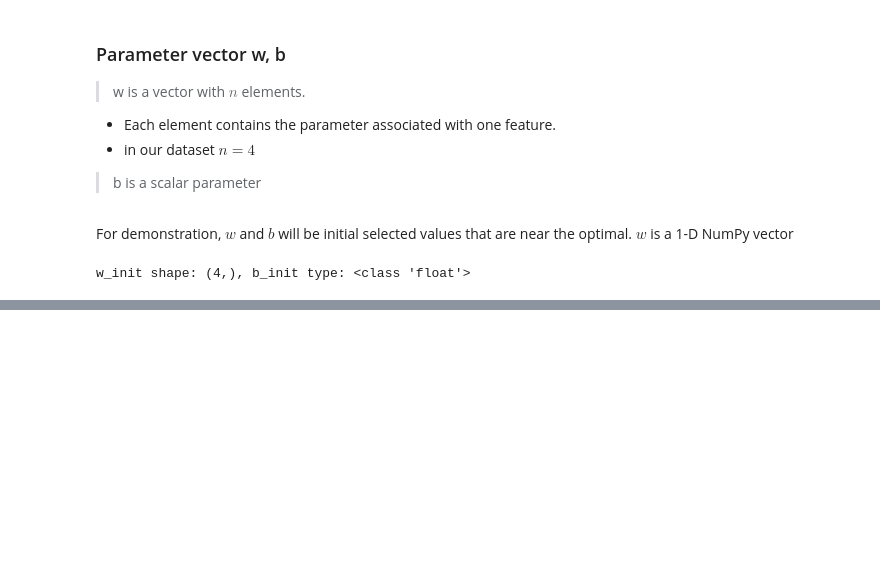
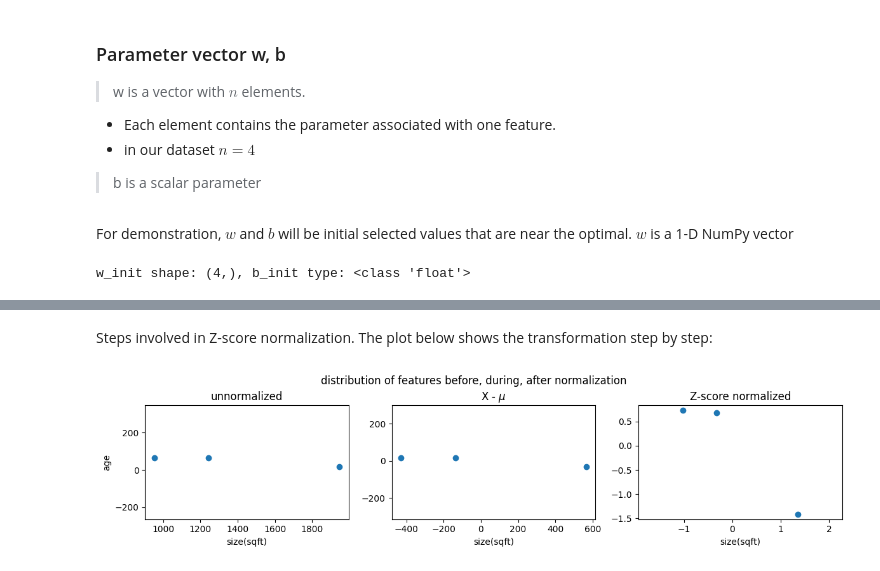
Before and after one commit to rSith/machine-learning-specialization, a Jupyter notebook: ML_Specialization_02_Multiple_Variable_Linear_Regression.ipynb, the cells around one changed output, grey strips where cells are left out. Drawn from its saved outputs; the diff is of its cells as text; code cells hidden in the pictures; blank space fills up the shorter version.

```diff
--- a/ML_Specialization_02_Multiple_Variable_Linear_Regression.ipynb
+++ b/ML_Specialization_02_Multiple_Variable_Linear_Regression.ipynb
@@ -61,0 +386,28 @@ w_init shape: (4,), b_init type: <class 'float'>
+# %% [markdown]
+Steps involved in Z-score normalization. The plot below shows the transformation step by step:
+# %%
+mu     = np.mean(X_train,axis=0)
+sigma  = np.std(X_train,axis=0)
+X_mean = (X_train - mu)
+X_norm = (X_train - mu)/sigma
+
+fig,ax=plt.subplots(1, 3, figsize=(12, 3))
+ax[0].scatter(X_train[:,0], X_train[:,3])
+ax[0].set_xlabel(X_features[0]); ax[0].set_ylabel(X_features[3]);
+ax[0].set_title("unnormalized")
+ax[0].axis('equal')
+
+ax[1].scatter(X_mean[:,0], X_mean[:,3])
+ax[1].set_xlabel(X_features[0]); ax[0].set_ylabel(X_features[3]);
+ax[1].set_title(r"X - $\mu$")
+ax[1].axis('equal')
+
+ax[2].scatter(X_norm[:,0], X_norm[:,3])
+ax[2].set_xlabel(X_features[0]); ax[0].set_ylabel(X_features[3]);
+ax[2].set_title(r"Z-score normalized")
+ax[2].axis('equal')
+plt.tight_layout(rect=[0, 0.03, 1, 0.95])
+fig.suptitle("distribution of features before, during, after normalization")
+plt.show()
+# %% [output]
+[figure, added]
```
Also changed, not shown: parts of 48 cells of this notebook.
